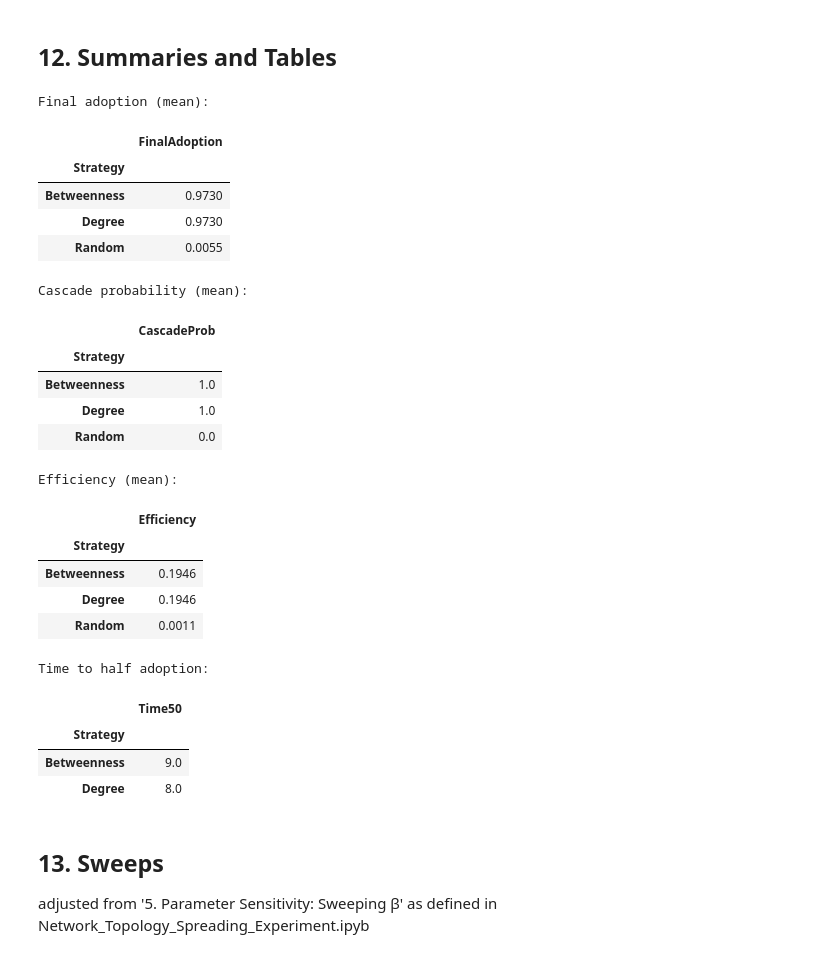
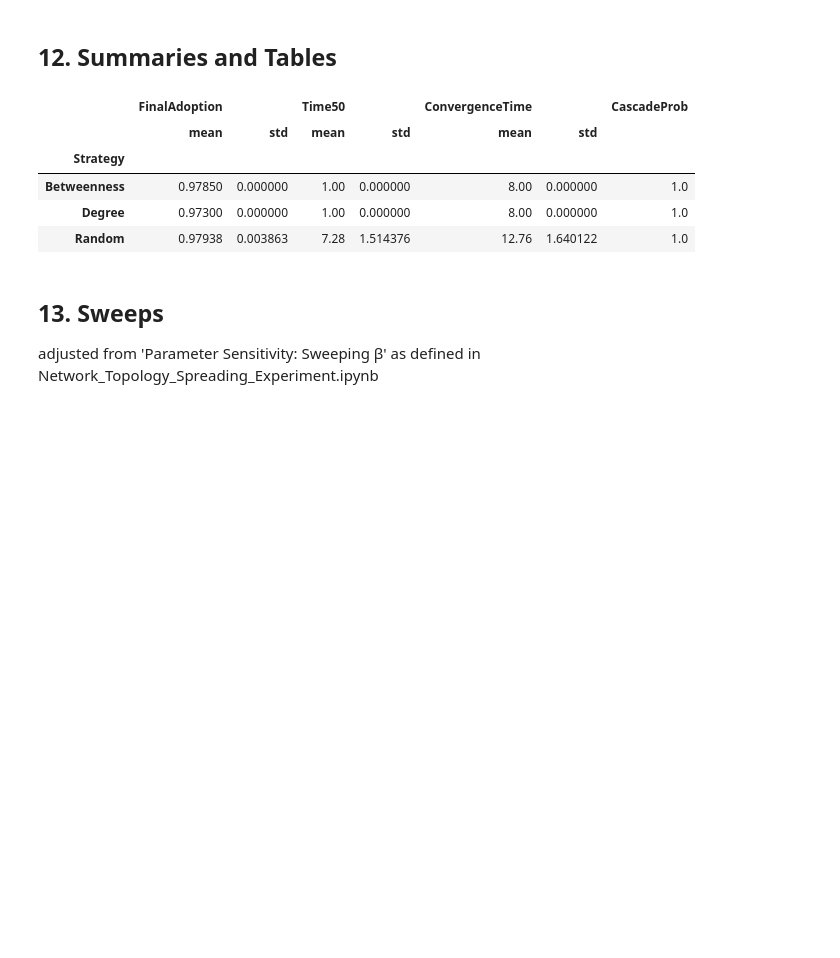
Before and after one commit to betsplie/mbdm, a Jupyter notebook: Assignment 2/Granovetter_Threshold_Experiments_v2_Hamsterster.ipynb, the cells around one changed output. Drawn from its saved outputs; the diff is of its cells as text; code cells hidden in the pictures; blank space fills up the shorter version.

```diff
--- a/Assignment 2/Granovetter_Threshold_Experiments_v2_Hamsterster.ipynb
+++ b/Assignment 2/Granovetter_Threshold_Experiments_v2_Hamsterster.ipynb
@@ -63,6 +63,7 @@ G = G_full.subgraph(largest_cc).copy()                                      #gra
 N = G.number_of_nodes()
 M = G.number_of_edges()
 k_avg = 2 * M / N
+B_MAIN = int(round(F0_MAIN * N))
 print(f"LCC: N={N}, M={M}, <k>={k_avg:.2f}")
 # %% [output]
 LCC: N=2000, M=16098, <k>=16.10
@@ -134,14 +127,19 @@ def threshold_dynamics(G, seeds, thresholds, max_steps=100):
 # %% [markdown]
 ## 6. Measurement Utilities
 # %%
-
 def final_adoption_fraction(adopted):
+    """Steady-state cascade size S_infinity."""
     return sum(adopted.values()) / len(adopted)
 
 # function to calculate the time to reach a target fraction of adopted nodes
 def time_to_fraction(history, target=0.5):
+    """First time step at which adoption fraction reaches target."""
     idx = np.where(history >= target)[0]
     return float(idx[0]) if len(idx) else np.nan
+
+def convergence_time(history):
+    """Number of discrete steps T* to reach steady state."""
+    return float(len(history) - 1)
 # %% [markdown]
 ## 7. Seeding Strategies — Heuristics
 # %%
@@ -254,10 +234,11 @@ def run_experiments(G,
 df_results = run_experiments(
     G=G,
     runs_per_setting=RUNS_PER_SETTING,
-    threshold_mode="constant",
+    threshold_mode='constant',
     tau=TAU_MAIN,
-    B=B,
-    max_steps=MAX_STEPS
+    B=B_MAIN,
+    max_steps=MAX_STEPS,
+    bc=BC
 )
 
 df_results
@@ -279,45 +268,25 @@ Saved: granovetter_experiment_results.csv
 # %% [markdown]
 ## 12. Summaries and Tables
 # %%
-pivot_final = df_results.pivot_table(index='Strategy', values='FinalAdoption', aggfunc='mean')
-pivot_cascade = df_results.pivot_table(index='Strategy', values='CascadeProb', aggfunc='mean')
-pivot_eff = df_results.pivot_table(index='Strategy', values='Efficiency', aggfunc='mean')
-pivot_time = df_results.pivot_table(index='Strategy', values='Time50', aggfunc='mean')
-
-print("Final adoption (mean):")
-display(pivot_final)
-print("\nCascade probability (mean):")
-display(pivot_cascade)
-print("\nEfficiency (mean):")
-display(pivot_eff)
-print("\nTime to half adoption:")
-display(pivot_time)
+summary = df_results.groupby("Strategy").agg({
+    "FinalAdoption": ["mean", "std"],
+    "Time50": ["mean", "std"],
+    "ConvergenceTime": ["mean", "std"],
+    # Cascade probability: fraction of runs with S_inf >= 0.5
+})
+summary["CascadeProb"] = df_results.groupby("Strategy")["FinalAdoption"].apply(
+    lambda s: (s >= 0.5).mean()
+)
+display(summary)
 # %% [output]
-Final adoption (mean):
-|  | FinalAdoption |
-| Strategy |  |
-| Betweenness | 0.9730 |
-| Degree | 0.9730 |
-| Random | 0.0055 |
+|  | FinalAdoption |  | Time50 |  | ConvergenceTime |  | CascadeProb |
+|  | mean | std | mean | std | mean | std |  |
+| Strategy |  |  |  |  |  |  |  |
+| Betweenness | 0.97850 | 0.000000 | 1.00 | 0.000000 | 8.00 | 0.000000 | 1.0 |
+| Degree | 0.97300 | 0.000000 | 1.00 | 0.000000 | 8.00 | 0.000000 | 1.0 |
+| Random | 0.97938 | 0.003863 | 7.28 | 1.514376 | 12.76 | 1.640122 | 1.0 |
-Cascade probability (mean):
-|  | CascadeProb |
-| Strategy |  |
-| Betweenness | 1.0 |
-| Degree | 1.0 |
-| Random | 0.0 |
-Efficiency (mean):
-|  | Efficiency |
-| Strategy |  |
-| Betweenness | 0.1946 |
-| Degree | 0.1946 |
-| Random | 0.0011 |
-Time to half adoption:
-|  | Time50 |
-| Strategy |  |
-| Betweenness | 9.0 |
-| Degree | 8.0 |
 # %% [markdown]
 ## 13. Sweeps
 
-adjusted from '5. Parameter Sensitivity: Sweeping β' as defined in Network_Topology_Spreading_Experiment.ipyb
+adjusted from 'Parameter Sensitivity: Sweeping β' as defined in Network_Topology_Spreading_Experiment.ipynb
 # %%
```
Also changed, not shown: parts of 18 cells of this notebook, 1 other file.
